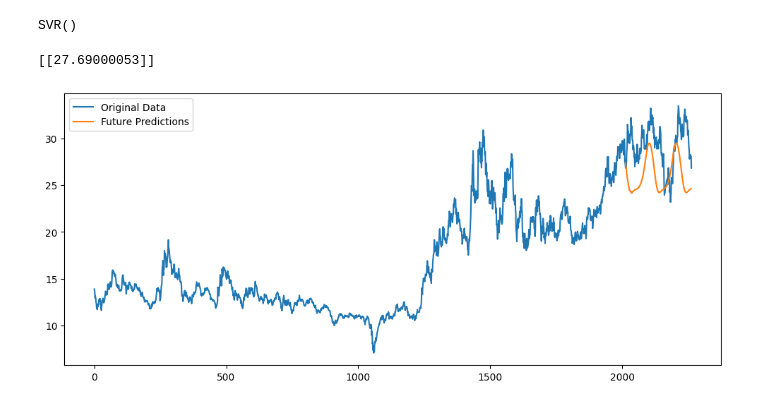
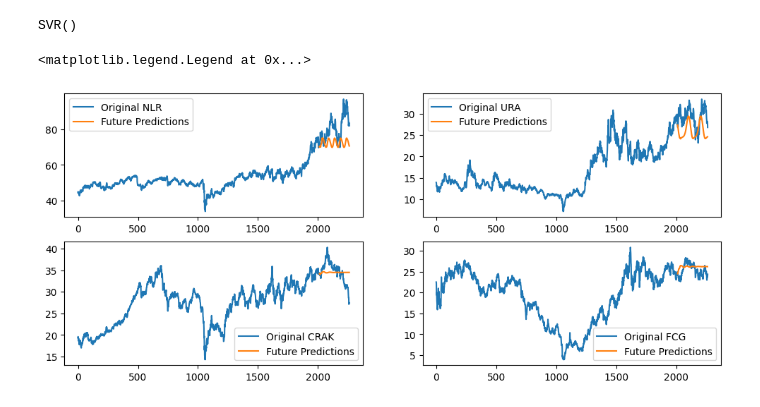
Before and after one commit to theophilus28/ML-Energy-Stock-Predictor, a Jupyter notebook: EnergyStockPredictor_svm.ipynb, the cells around one changed output. Saved outputs shown, nothing was run; the diff lists cells and outputs as text; code cells hidden in the pictures.

Commit message:
svm plotting all datasets

```diff
--- a/EnergyStockPredictor_svm.ipynb
+++ b/EnergyStockPredictor_svm.ipynb
@@ -119,17 +146,31 @@ tan_sets, tan_X, tan_y = time_based_subsets(df_tan)'''
 'crak_sets, crak_X, crak_y = time_based_subsets(df_crak)\nfcg_sets, fcg_X, fcg_y = time_based_subsets(df_fcg)\npxe_sets, pxe_X, pxe_y = time_based_subsets(df_pxe)\nicln_sets, icln_X, icln_y = time_bas ...
 # %%
 # 4 Initial Model Setup
-svm_model = svm.SVR(kernel='rbf', C=1.0, gamma='scale', epsilon=0.1)
+svm_nlr = svm.SVR(kernel='rbf', C=1.0, gamma='scale', epsilon=0.1)
+svm_ura = svm.SVR(kernel='rbf', C=1.0, gamma='scale', epsilon=0.1)
+svm_crak = svm.SVR(kernel='rbf', C=1.0, gamma='scale', epsilon=0.1)
+svm_fcg = svm.SVR(kernel='rbf', C=1.0, gamma='scale', epsilon=0.1)
+svm_pxe = svm.SVR(kernel='rbf', C=1.0, gamma='scale', epsilon=0.1)
+svm_icln = svm.SVR(kernel='rbf', C=1.0, gamma='scale', epsilon=0.1)
+svm_smog = svm.SVR(kernel='rbf', C=1.0, gamma='scale', epsilon=0.1)
+svm_tan = svm.SVR(kernel='rbf', C=1.0, gamma='scale', epsilon=0.1)
 # %%
 # 5 Model Training
-svm_model.fit(ura_X[0], ura_y[0])
+svm_nlr.fit(nlr_X[0], nlr_y[0])
+svm_ura.fit(ura_X[0], ura_y[0])
+svm_crak.fit(crak_X[0], crak_y[0])
+svm_fcg.fit(fcg_X[0], fcg_y[0])
+svm_pxe.fit(pxe_X[0], pxe_y[0])
+svm_icln.fit(icln_X[0], icln_y[0])
+svm_smog.fit(smog_X[0], smog_y[0])
+svm_tan.fit(tan_X[0], tan_y[0])
 # %% [output]
 SVR()
 # %%
 # 6 make predictions
 # this receives a list of models, and it will take the average of their predictions
 # it can also be passed a single model
-def predict_future_points(models,last_seq, num_predictions=20):
+def predict_future_points(models,last_seq, scaler, num_predictions=20):
     current_sequence = np.array(last_seq)
 
     current_sequence = current_sequence.reshape(current_sequence.shape[1], current_sequence.shape[0])
@@ -161,17 +202,55 @@ def predict_future_points(models,last_seq, num_predictions=20):
 
     return predictions
 
-last_seq = ura_sets[0][-30:]
-future = predict_future_points([svm_model],last_seq, 250)
-print(scaler.inverse_transform(last_seq[-1].reshape(1, -1)))
+last_seq1 = nlr_sets[0][-30:]
+future1 = predict_future_points([svm_nlr],last_seq1, scaler1, 250)
+last_seq2 = ura_sets[0][-30:]
+future2 = predict_future_points([svm_ura],last_seq2, scaler2, 250)
+last_seq3 = crak_sets[0][-30:]
+future3 = predict_future_points([svm_crak],last_seq3, scaler3, 250)
+last_seq4 = fcg_sets[0][-30:]
+future4 = predict_future_points([svm_fcg],last_seq4, scaler4, 250)
+last_seq5 = pxe_sets[0][-30:]
+future5 = predict_future_points([svm_pxe],last_seq5, scaler5, 250)
+last_seq6 = icln_sets[0][-30:]
+future6 = predict_future_points([svm_icln],last_seq6, scaler6, 250)
+last_seq7 = smog_sets[0][-30:]
+future7 = predict_future_points([svm_smog],last_seq7, scaler7, 250)
+last_seq8 = tan_sets[0][-30:]
+future8 = predict_future_points([svm_tan],last_seq8, scaler8, 250)
-# %% [output]
-[[27.69000053]]
 # %%
-future_feature = np.squeeze(future)
+# 7 Show Results part 1
+'''future_feature = np.squeeze(future1)
 plt.figure(figsize=(12,5))
-plt.plot(df_ura['Close'], label="Original Data")
-plt.plot(range(2012, 2012 + len(future)), future_feature, label="Future Predictions")
+plt.plot(df_nlr['Close'], label="Original NLR")
+plt.plot(range(2012, 2012 + len(future1)), future_feature, label="Future Predictions")
 plt.legend()
-plt.show()
+plt.show()'''
+plt.figure(figsize=(12,5))
+future_feature1 = np.squeeze(future1)
+future_feature2 = np.squeeze(future2)
+future_feature3 = np.squeeze(future3)
+future_feature4 = np.squeeze(future4)
+future_feature5 = np.squeeze(future5)
+future_feature6 = np.squeeze(future6)
+future_feature7 = np.squeeze(future7)
+future_feature8 = np.squeeze(future8)
+plt.subplot(2, 2, 1)
+plt.plot(df_nlr['Close'], label="Original NLR")
+plt.plot(range(2012, 2012 + len(future1)), future_feature1, label="Future Predictions")
+plt.legend()
+plt.subplot(2, 2, 2)
+plt.plot(df_ura['Close'], label="Original URA")
+plt.plot(range(2012, 2012 + len(future2)), future_feature2, label="Future Predictions")
+plt.legend()
+plt.subplot(2, 2, 3)
+plt.plot(df_crak['Close'], label="Original CRAK")
+plt.plot(range(2012, 2012 + len(future3)), future_feature3, label="Future Predictions")
+plt.legend()
+plt.subplot(2, 2, 4)
+plt.plot(df_fcg['Close'], label="Original FCG")
+plt.plot(range(2012, 2012 + len(future4)), future_feature4, label="Future Predictions")
+plt.legend()
 # %% [output]
+<matplotlib.legend.Legend at 0x...>
-[figure, old version]
+[figure, new version]
```
Also changed, not shown: parts of 3 cells of this notebook.
